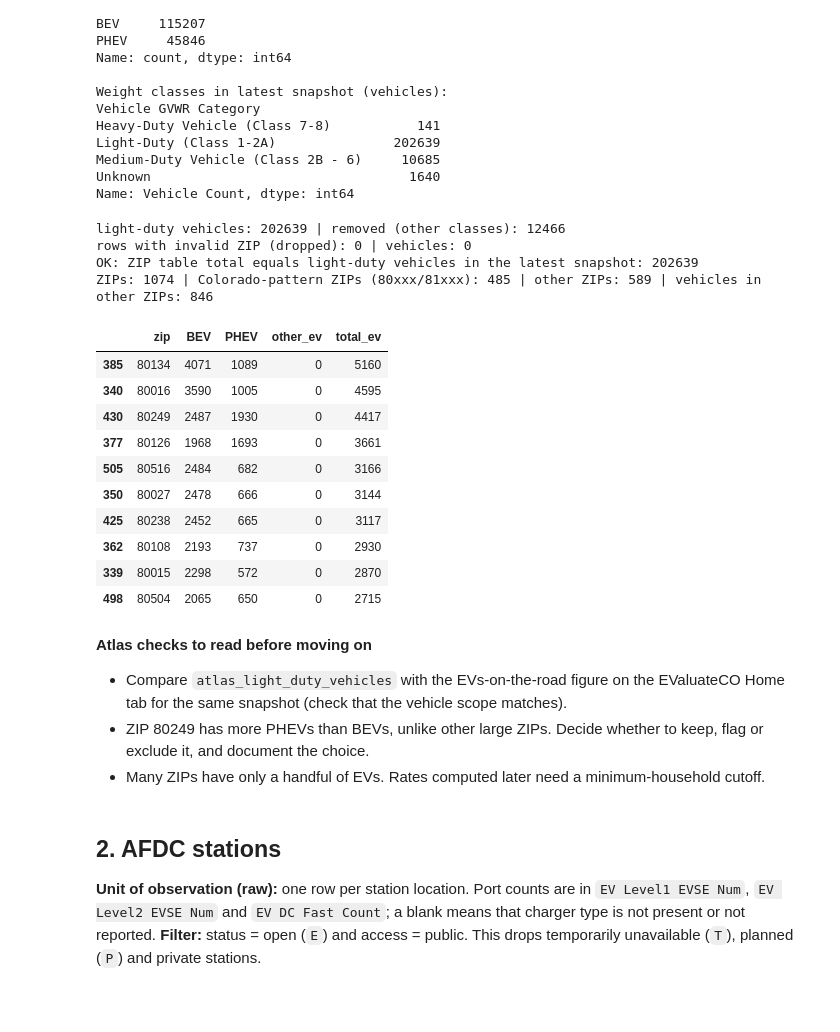
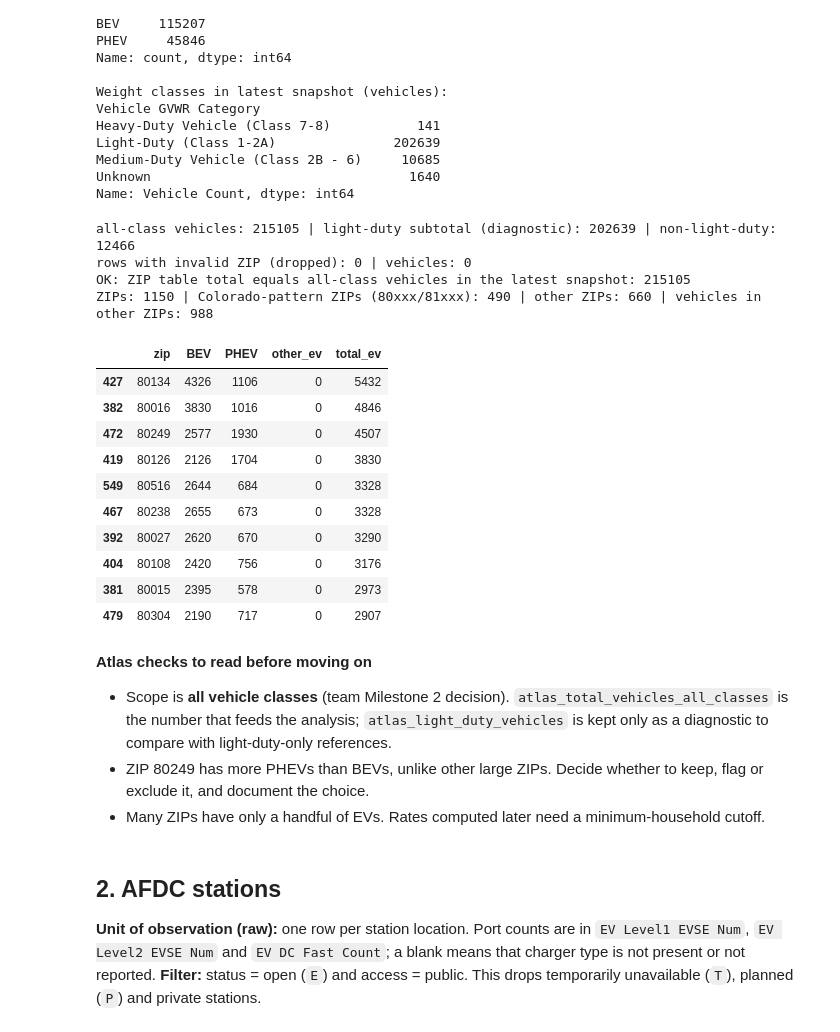
Before and after one commit to CSCI-5502-Data-Mining/Colorado-EV-Charging-Analysis, a Jupyter notebook: notebooks/cleaning_and_preprocessing.ipynb, the cells around one changed output. Drawn from its saved outputs; the diff is of its cells as text; code cells hidden in the pictures; blank space fills up the shorter version.

```diff
--- a/notebooks/cleaning_and_preprocessing.ipynb
+++ b/notebooks/cleaning_and_preprocessing.ipynb
@@ -160,69 +160,70 @@ Medium-Duty Vehicle (Class 2B - 6)     10685
 Unknown                                 1640
 Name: Vehicle Count, dtype: int64
 # %%
-# Light-duty only (the research question is about residential adoption)
-ld = latest[latest["Vehicle GVWR Category"].str.startswith("Light-Duty", na=False)].copy()
-print("light-duty vehicles:", ld["Vehicle Count"].sum(),
-      "| removed (other classes):", latest["Vehicle Count"].sum() - ld["Vehicle Count"].sum())
-
+# All vehicle classes (team Milestone 2 decision: scope = all classes).
+# Light-duty is still computed and reported as a diagnostic, but the ZIP table
+# that feeds downstream analysis counts every class so it matches src/prepare_and_eda.py.
+all_cls = latest.copy()
+ld = latest[latest["Vehicle GVWR Category"].str.startswith("Light-Duty", na=False)]
+print("all-class vehicles:", all_cls["Vehicle Count"].sum(),
+      "| light-duty subtotal (diagnostic):", ld["Vehicle Count"].sum(),
+      "| non-light-duty:", all_cls["Vehicle Count"].sum() - ld["Vehicle Count"].sum())
 # ZIPs as 5-character strings
-ld["zip"] = ld["ZIP Code"].astype(str).str.strip().str[:5]
-bad_zip = ~ld["zip"].str.fullmatch(r"\d{5}")
-print("rows with invalid ZIP (dropped):", bad_zip.sum(), "| vehicles:", ld.loc[bad_zip, "Vehicle Count"].sum())
-ld = ld[~bad_zip]
-
+all_cls = all_cls.copy()
+all_cls["zip"] = all_cls["ZIP Code"].astype(str).str.strip().str[:5]
+bad_zip = ~all_cls["zip"].str.fullmatch(r"\d{5}")
+print("rows with invalid ZIP (dropped):", bad_zip.sum(), "| vehicles:", all_cls.loc[bad_zip, "Vehicle Count"].sum())
+all_cls = all_cls[~bad_zip]
 # One row per ZIP
-piv = ld.pivot_table(index="zip", columns="Drivetrain Type", values="Vehicle Count",
-                     aggfunc="sum", fill_value=0)
+piv = all_cls.pivot_table(index="zip", columns="Drivetrain Type", values="Vehicle Count",
+                          aggfunc="sum", fill_value=0)
 for c in ["BEV", "PHEV"]:
     if c not in piv.columns:
         piv[c] = 0
 other = [c for c in piv.columns if c not in ("BEV", "PHEV")]
 if other:
     print("NOTE: other drivetrain types found, combined into other_ev:", other)
-
 atlas_zip = piv[["BEV", "PHEV"]].copy()
 atlas_zip["other_ev"] = piv[other].sum(axis=1) if other else 0
 atlas_zip["total_ev"] = atlas_zip[["BEV", "PHEV", "other_ev"]].sum(axis=1)
 atlas_zip = atlas_zip.astype(int).reset_index()
 atlas_zip.columns.name = None
-
-# The table must account for every light-duty vehicle that survived the ZIP check
-assert atlas_zip["total_ev"].sum() == ld["Vehicle Count"].sum(), "ZIP table does not match latest snapshot"
-print("OK: ZIP table total equals light-duty vehicles in the latest snapshot:", atlas_zip["total_ev"].sum())
-
+# The table must account for every vehicle (all classes) that survived the ZIP check
+assert atlas_zip["total_ev"].sum() == all_cls["Vehicle Count"].sum(), "ZIP table does not match latest snapshot"
+print("OK: ZIP table total equals all-class vehicles in the latest snapshot:", atlas_zip["total_ev"].sum())
 co_pattern = atlas_zip["zip"].str.match(r"^8[01]\d{3}$")
 print("ZIPs:", len(atlas_zip), "| Colorado-pattern ZIPs (80xxx/81xxx):", co_pattern.sum(),
       "| other ZIPs:", (~co_pattern).sum(),
       "| vehicles in other ZIPs:", atlas_zip.loc[~co_pattern, "total_ev"].sum())
-
 atlas_zip.to_csv(PROC / "atlas_zip.csv", index=False)
 LOG.update({
-    "atlas_light_duty_vehicles": int(atlas_zip["total_ev"].sum()),
+    "atlas_vehicle_scope": "all vehicle classes",
+    "atlas_total_vehicles_all_classes": int(atlas_zip["total_ev"].sum()),
+    "atlas_light_duty_vehicles": int(ld["Vehicle Count"].sum()),  # diagnostic only
     "atlas_zip_rows": int(len(atlas_zip)),
     "atlas_colorado_pattern_zips": int(co_pattern.sum()),
     "atlas_vehicles_outside_colorado_pattern_zips": int(atlas_zip.loc[~co_pattern, "total_ev"].sum()),
 })
 atlas_zip.sort_values("total_ev", ascending=False).head(10)
 # %% [output]
-light-duty vehicles: 202639 | removed (other classes): 12466
+all-class vehicles: 215105 | light-duty subtotal (diagnostic): 202639 | non-light-duty: 12466
 rows with invalid ZIP (dropped): 0 | vehicles: 0
-OK: ZIP table total equals light-duty vehicles in the latest snapshot: 202639
-ZIPs: 1074 | Colorado-pattern ZIPs (80xxx/81xxx): 485 | other ZIPs: 589 | vehicles in other ZIPs: 846
+OK: ZIP table total equals all-class vehicles in the latest snapshot: 215105
+ZIPs: 1150 | Colorado-pattern ZIPs (80xxx/81xxx): 490 | other ZIPs: 660 | vehicles in other ZIPs: 988
 |  | zip | BEV | PHEV | other_ev | total_ev |
-| 385 | 80134 | 4071 | 1089 | 0 | 5160 |
-| 340 | 80016 | 3590 | 1005 | 0 | 4595 |
-| 430 | 80249 | 2487 | 1930 | 0 | 4417 |
-| 377 | 80126 | 1968 | 1693 | 0 | 3661 |
-| 505 | 80516 | 2484 | 682 | 0 | 3166 |
-| 350 | 80027 | 2478 | 666 | 0 | 3144 |
-| 425 | 80238 | 2452 | 665 | 0 | 3117 |
-| 362 | 80108 | 2193 | 737 | 0 | 2930 |
-| 339 | 80015 | 2298 | 572 | 0 | 2870 |
-| 498 | 80504 | 2065 | 650 | 0 | 2715 |
+| 427 | 80134 | 4326 | 1106 | 0 | 5432 |
+| 382 | 80016 | 3830 | 1016 | 0 | 4846 |
+| 472 | 80249 | 2577 | 1930 | 0 | 4507 |
+| 419 | 80126 | 2126 | 1704 | 0 | 3830 |
+| 549 | 80516 | 2644 | 684 | 0 | 3328 |
+| 467 | 80238 | 2655 | 673 | 0 | 3328 |
+| 392 | 80027 | 2620 | 670 | 0 | 3290 |
+| 404 | 80108 | 2420 | 756 | 0 | 3176 |
+| 381 | 80015 | 2395 | 578 | 0 | 2973 |
+| 479 | 80304 | 2190 | 717 | 0 | 2907 |
 # %% [markdown]
 **Atlas checks to read before moving on**
-- Compare `atlas_light_duty_vehicles` with the EVs-on-the-road figure on the EValuateCO Home tab for the same snapshot (check that the vehicle scope matches).
+- Scope is **all vehicle classes** (team Milestone 2 decision). `atlas_total_vehicles_all_classes` is the number that feeds the analysis; `atlas_light_duty_vehicles` is kept only as a diagnostic to compare with light-duty-only references.
 - ZIP 80249 has more PHEVs than BEVs, unlike other large ZIPs. Decide whether to keep, flag or exclude it, and document the choice.
 - Many ZIPs have only a handful of EVs. Rates computed later need a minimum-household cutoff.
 # %% [markdown]
```
Also changed, not shown: parts of 23 cells of this notebook, 26 other files.
